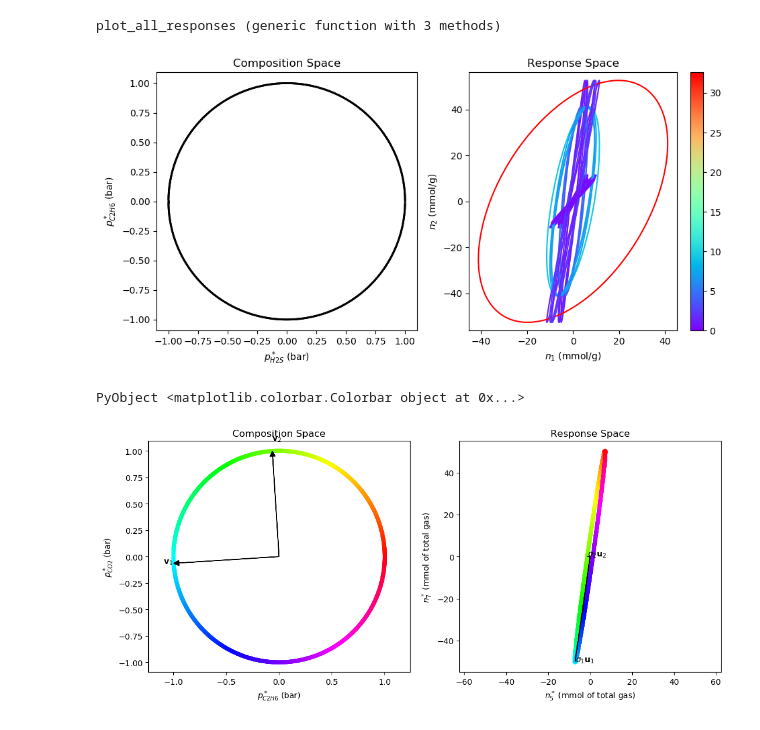
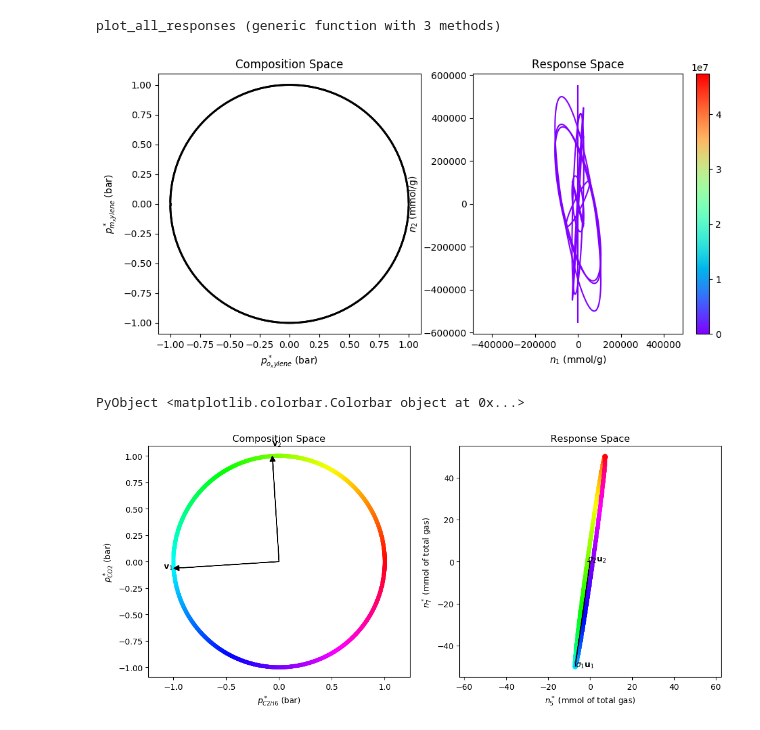
Before and after one commit to SimonEnsemble/sensor_arrays, a Jupyter notebook: src/Sensor_notebook.ipynb, the cells around one changed output. Saved outputs shown, nothing was run; the diff lists cells and outputs as text; code cells hidden in the pictures.

```diff
--- a/src/Sensor_notebook.ipynb
+++ b/src/Sensor_notebook.ipynb
@@ -78,7 +75,7 @@ function perform_svd(gas1::AbstractString, gas2::AbstractString)
 
     for i = 1:N
         for j = i+1:N
-            H = make_h_matrix(i, j, gas1, gas2)
+            H = make_h_matrix3(i, j, gas1, gas2)
             F = svd(H)
             sigma[i, j, :] = F.S
         end
@@ -100,0 +109,9 @@ make_h_matrix (generic function with 1 method)
+# %%
+function make_h_matrix3(mof1::Int, mof2::Int, gas1::AbstractString, gas2::AbstractString)
+    H = zeros(2,2)
+    H[1, 1] = df_henry[mof1, Symbol(gas1 * "_henry coefficient [mmol/(g-bar)]")] - df_henry[mof1, Symbol("p_xylene_henry coefficient [mmol/(g-bar)]")]
+    H[1, 2] = df_henry[mof1, Symbol(gas2 * "_henry coefficient [mmol/(g-bar)]")] - df_henry[mof1, Symbol("p_xylene_henry coefficient [mmol/(g-bar)]")]
+    H[2, 1] = df_henry[mof2, Symbol(gas1 * "_henry coefficient [mmol/(g-bar)]")] - df_henry[mof1, Symbol("p_xylene_henry coefficient [mmol/(g-bar)]")]
+    H[2, 2] = df_henry[mof2, Symbol(gas2 * "_henry coefficient [mmol/(g-bar)]")] - df_henry[mof1, Symbol("p_xylene_henry coefficient [mmol/(g-bar)]")]
+    return H
+end
@@ -289,8 +309,11 @@ plot_response(mof1::AbstractString, mof2::AbstractString, gas1::AbstractString,
 plot_response (generic function with 2 methods)
 # %%
 function plot_all_responses(gas1::AbstractString, gas2::AbstractString, index_list::Union{Array{Int64, 1}, Missing}=missing;
-                            print_h_matrix::Bool=false, add_legend::Bool=false)
+                            print_h_matrix::Bool=false, add_legend::Bool=false, color_by_sigma::Int64=2)
 
+    if color_by_sigma > 2 || color_by_sigma < 1
+        error("`color_by_sigma` has to be 1 or 2")
+    end
     S = perform_svd(gas1, gas2)
     biggest_σ₂ = maximum(S[:, :, 2])
 
@@ -339,7 +362,7 @@ function plot_all_responses(gas1::AbstractString, gas2::AbstractString, index_li
         mof2 = df_henry[pair[2], :crystal]
         label = @sprintf("%s and %s", mof1, mof2)
         #@printf("Plotting %s and %s\n", mof1, mof2)
-        H = make_h_matrix(pair[1], pair[2], gas1, gas2)
+        H = make_h_matrix3(pair[1], pair[2], gas1, gas2)
         #if k == 1
         #    H = [-10 30; 72 9]
         #end
@@ -362,7 +385,7 @@ function plot_all_responses(gas1::AbstractString, gas2::AbstractString, index_li
         #    plot(n[1, i:i+1], n[2, i:i+1], alpha=0.75, lw=3, c="#" * string(hex(cols[k])))#, label = label)
         #end
         plot(n[1,:], n[2, :], label=@sprintf("%s - %s",df_henry[pair[1], :crystal], df_henry[pair[2], :crystal]),
-            c=m[:to_rgba](F.S[2]))
+            c=m[:to_rgba](F.S[color_by_sigma]))
     end
     if add_legend
         legend()
@@ -377,11 +400,11 @@ end
 plot_all_responses(gas1::AbstractString, gas2::AbstractString, mof_list::Array{String, 1}) = plot_all_responses(gas1, gas2, mof2index.(mof_list))
 # %% [output]
 plot_all_responses (generic function with 3 methods)
-# %%
-plot_all_responses("H2S", "C2H6")
-# %% [output]
-[figure, removed]
-PyObject <matplotlib.colorbar.Colorbar object at 0x...>
+# %%
+plot_all_responses("o_xylene", "m_xylene", [1,2,4,5,7])
+# %% [output]
+[figure, added]
+PyObject <matplotlib.colorbar.Colorbar object at 0x...>
 # %%
 plot_response("NIBBOR", "RUBTAK01", "C2H6", "CO2")
 # %% [output]
```
Also changed, not shown: parts of 7 cells of this notebook, 1 other file.
